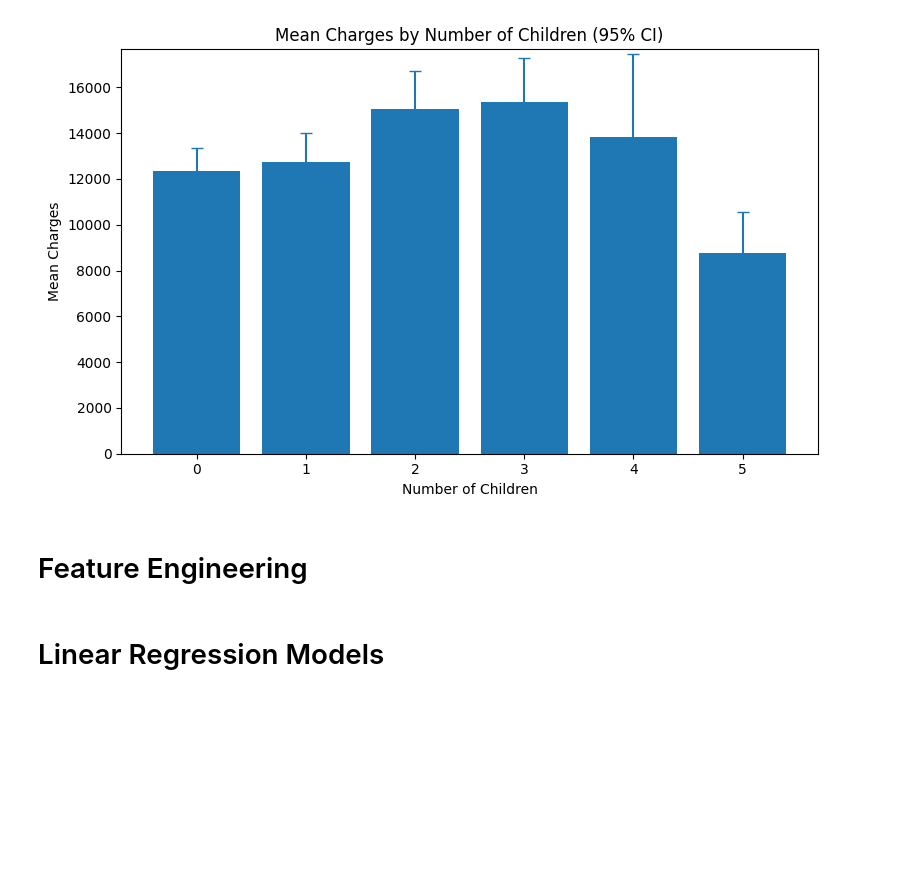
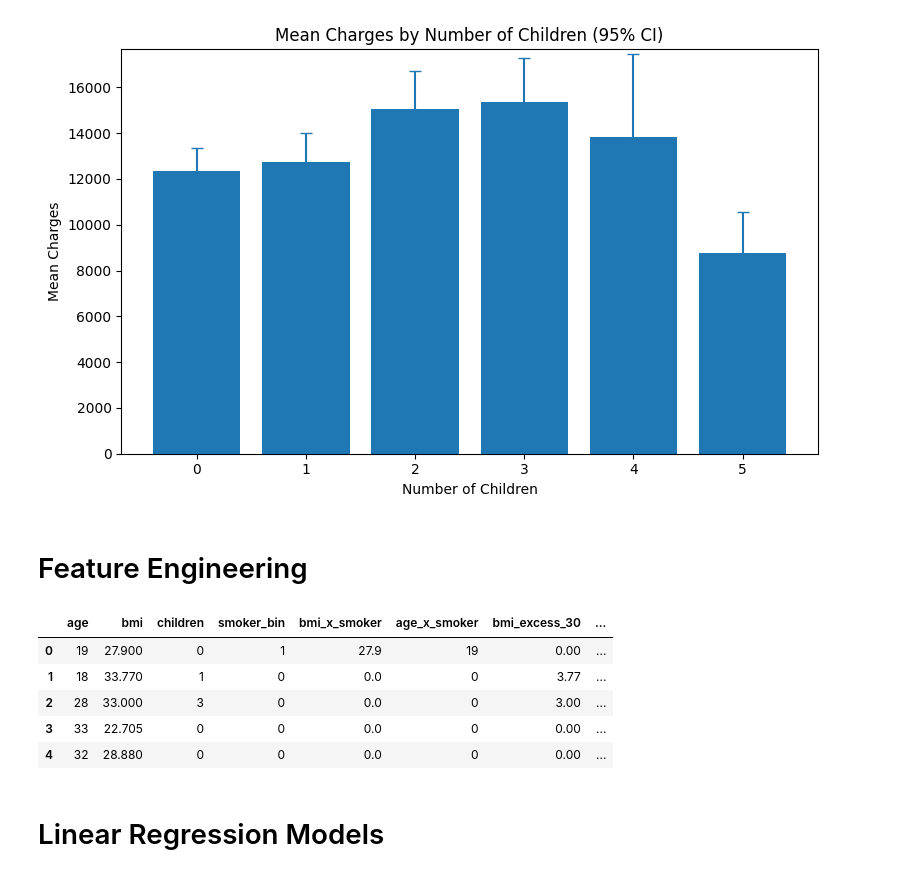
Before and after one commit to grayycc/datathon-2025, a Jupyter notebook: final.ipynb, the cells around one changed output. Drawn from its saved outputs; the diff is of its cells as text; code cells hidden in the pictures; blank space fills up the shorter version.

```diff
--- a/final.ipynb
+++ b/final.ipynb
@@ -151,14 +151,23 @@ children
 # %%
 # Ensure smoker is binary (1=yes, 0=no)
 df["smoker_bin"] = df["smoker"].map({"yes": 1, "no": 0}).astype(int)
 
 # --- Interaction features ---
 df["bmi_x_smoker"] = df["bmi"] * df["smoker_bin"]
 df["age_x_smoker"] = df["age"] * df["smoker_bin"]
 
+# --- Nonlinear interaction: smoker AND high BMI (piecewise-linear) ---
+df["bmi_excess_30"] = np.maximum(df["bmi"] - 30, 0.0)
+df["bmi_excess_30_x_smoker"] = df["bmi_excess_30"] * df["smoker_bin"]
+# keep main effects: bmi, smoker_bin, and bmi_x_smoker
+
 # (optional) keep everything tidy
-feature_cols = ["age","bmi","children","smoker_bin","bmi_x_smoker","age_x_smoker","charges"]
+feature_cols = ["age","bmi","children","smoker_bin","bmi_x_smoker","age_x_smoker","bmi_excess_30","bmi_excess_30_x_smoker","charges"]
 df[feature_cols].head()
-
-X = df[["age","bmi","children","smoker_bin","bmi_x_smoker","age_x_smoker"]]
-y = df["charges"]
+# %% [output]
+|  | age | bmi | children | smoker_bin | bmi_x_smoker | age_x_smoker | bmi_excess_30 | ... |
+| 0 | 19 | 27.900 | 0 | 1 | 27.9 | 19 | 0.00 | ... |
+| 1 | 18 | 33.770 | 1 | 0 | 0.0 | 0 | 3.77 | ... |
+| 2 | 28 | 33.000 | 3 | 0 | 0.0 | 0 | 3.00 | ... |
+| 3 | 33 | 22.705 | 0 | 0 | 0.0 | 0 | 0.00 | ... |
+| 4 | 32 | 28.880 | 0 | 0 | 0.0 | 0 | 0.00 | ... |
```
Also changed, not shown: parts of 16 cells of this notebook.
